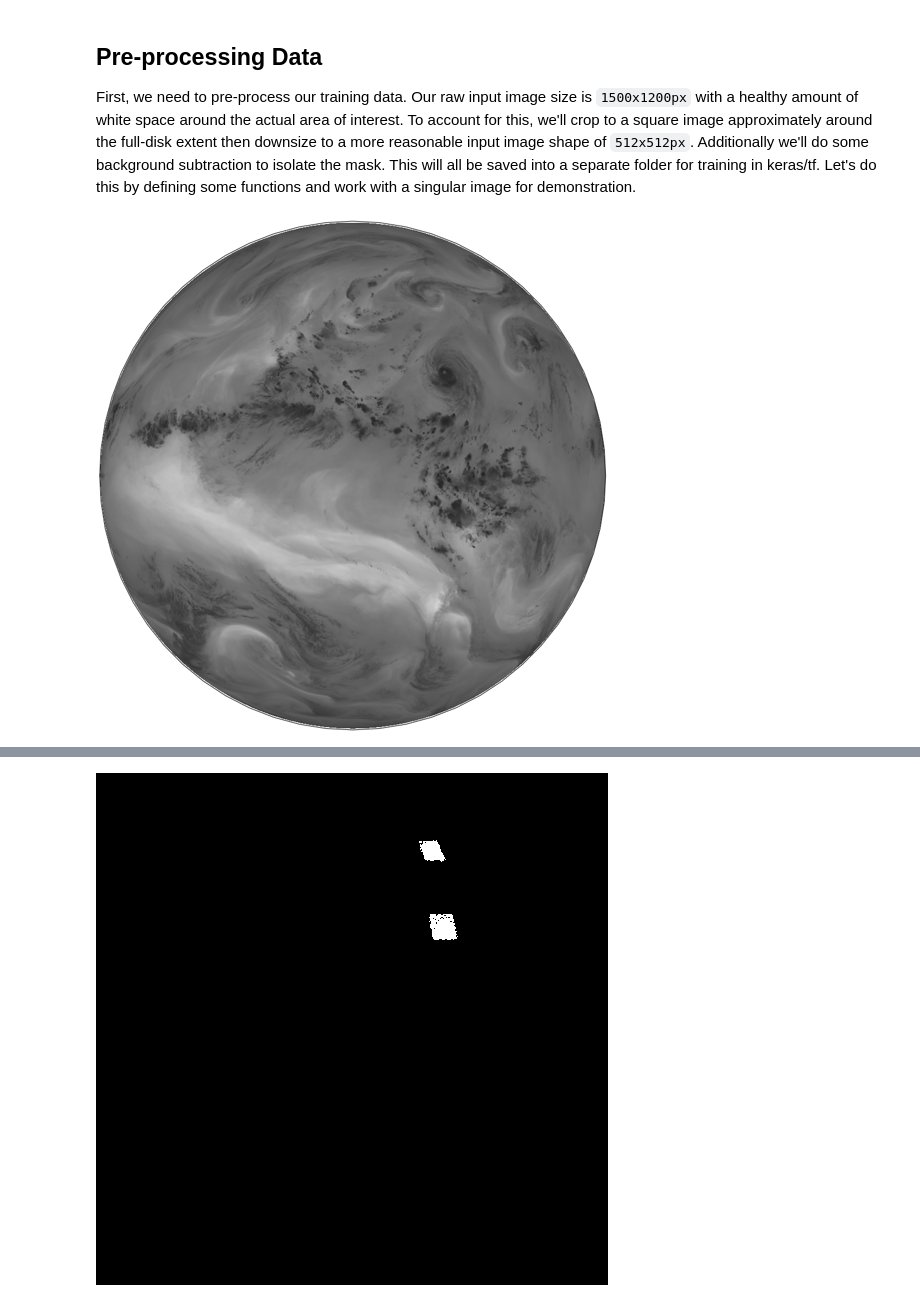
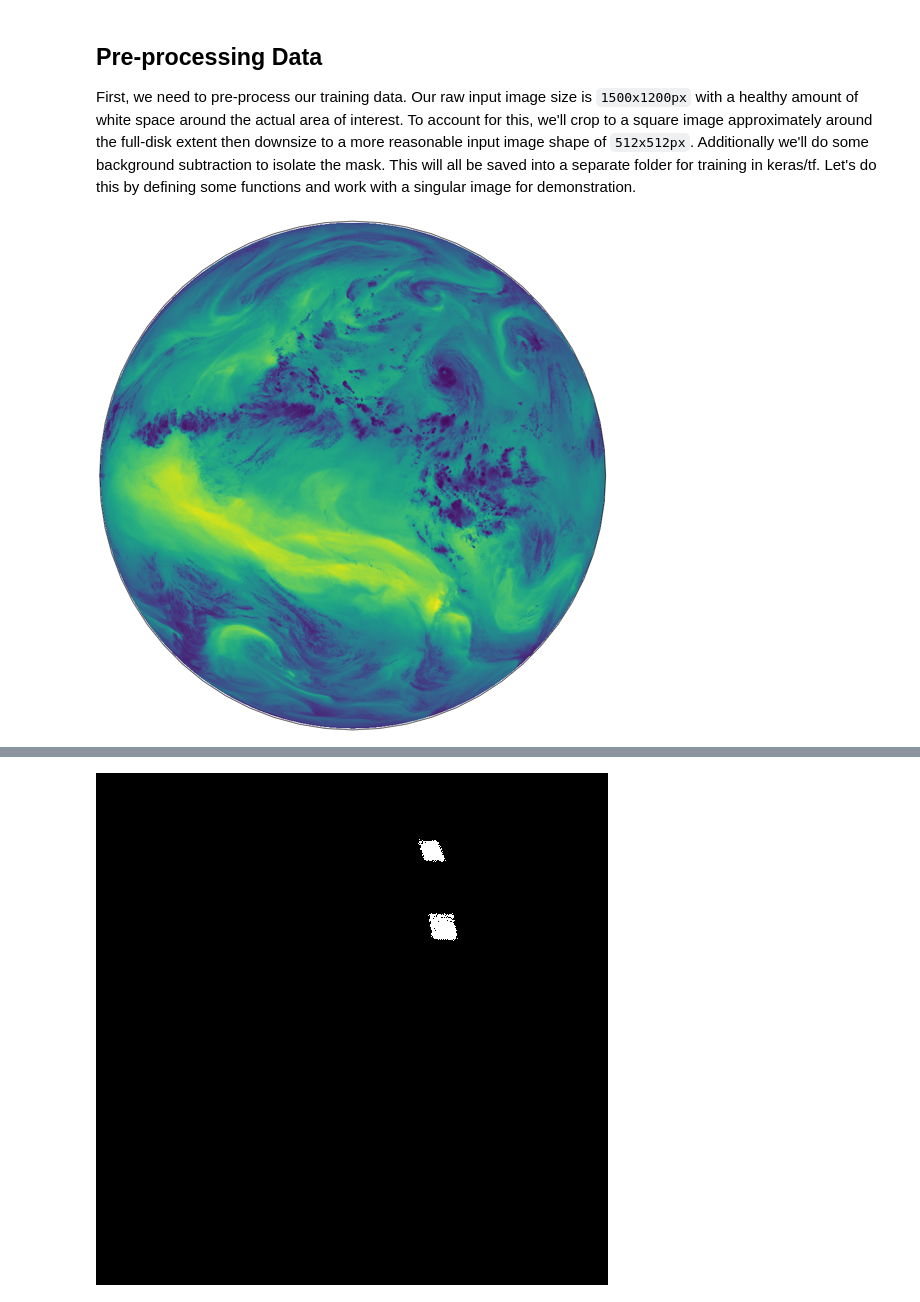
Before and after one commit to rmcsqrd/cyclone_classifier, a Jupyter notebook: cyclone_classifier_cnn.ipynb, the cells around one changed output, grey strips where cells are left out. Cells and saved outputs as stored; diff of their text form; code cells hidden in the pictures.

```diff
--- a/cyclone_classifier_cnn.ipynb
+++ b/cyclone_classifier_cnn.ipynb
@@ -26,16 +27,14 @@ import datetime as dt
 # %%
 # define function to load/crop/resize GOES image data
-def resize_crop_goes(fp, crop_dims = (300, 140, 1235, 1070), resize_dims = (512, 512), gray=True):
+def resize_crop_goes(fp, crop_dims = (300, 140, 1235, 1070), resize_dims = (512, 512)):
     # crop dims are empirically defined
     pic = Image.open(fp)
-    if gray == True:
-        pic = ImageOps.grayscale(pic)
     return pic.crop(crop_dims).resize(resize_dims)
 
 fp = 'data/dataset/raw/2017-09-22-00-00-00_raw.png'
 resize_crop_goes(fp)
 # %% [output]
-[figure, old version]
+[figure, new version]
 # %%
 # next, lets look at the analog labeled image
 # note that you can't really see the mask due to the grayscale but the computer can :)
```
Also changed, not shown: parts of 25 cells of this notebook, 2 other files.
